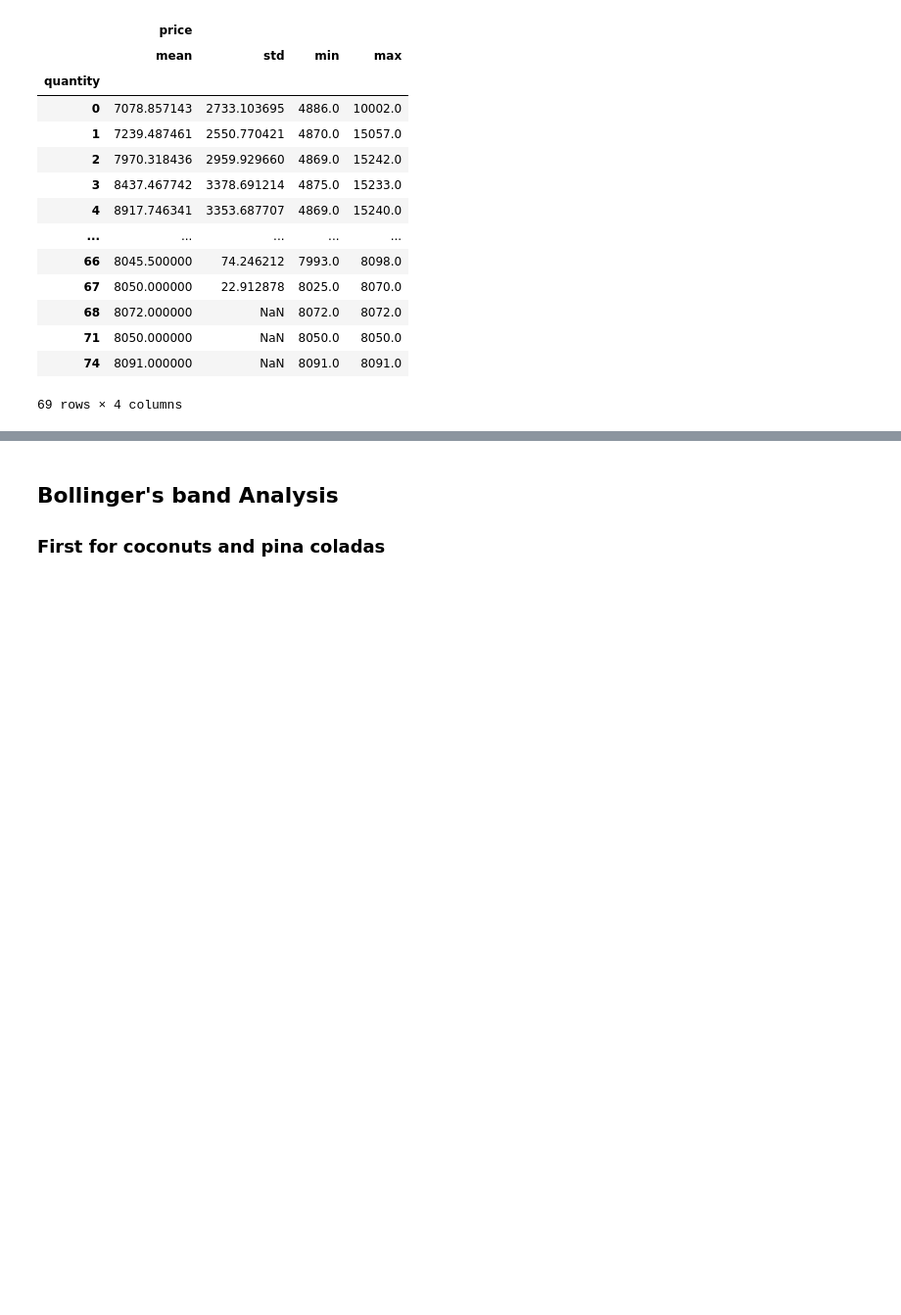
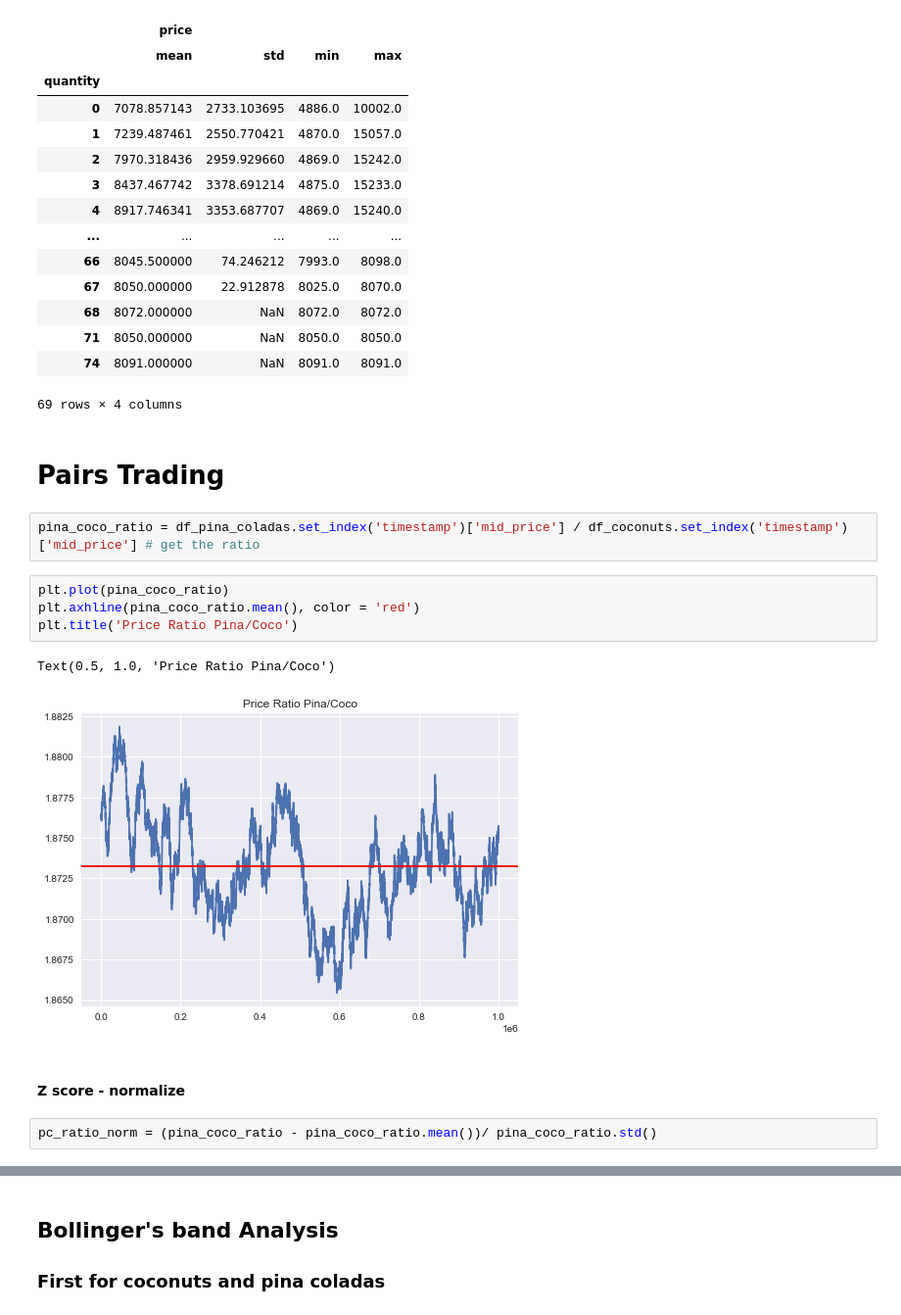
Before and after one commit to IMC-Croissant/AlgoTrading, a Jupyter notebook: Coding/notebooks/round_2_data_analysis.ipynb, the cells around one changed output, grey strips where cells are left out. Shown: that part at 98% size. Drawn from its saved outputs; the diff is of its cells as text; blank space fills up the shorter version.

```diff
--- a/Coding/notebooks/round_2_data_analysis.ipynb
+++ b/Coding/notebooks/round_2_data_analysis.ipynb
@@ -117,3 +118,18 @@ csv_filepath_trades.groupby('quantity').agg({'price': ['mean', 'std', 'min', 'ma
 | 71 | 8050.000000 | NaN | 8050.0 | 8050.0 |
 | 74 | 8091.000000 | NaN | 8091.0 | 8091.0 |
 69 rows × 4 columns
+# %% [markdown]
+# Pairs Trading
+# %%
+pina_coco_ratio = df_pina_coladas.set_index('timestamp')['mid_price'] / df_coconuts.set_index('timestamp')['mid_price'] # get the ratio
+# %%
+plt.plot(pina_coco_ratio)
+plt.axhline(pina_coco_ratio.mean(), color = 'red')
+plt.title('Price Ratio Pina/Coco')
+# %% [output]
+Text(0.5, 1.0, 'Price Ratio Pina/Coco')
+[figure, added]
+# %% [markdown]
+#### Z score - normalize
+# %%
+pc_ratio_norm = (pina_coco_ratio - pina_coco_ratio.mean())/ pina_coco_ratio.std()
```
Also changed, not shown: parts of 8 cells of this notebook, 2 other files.
